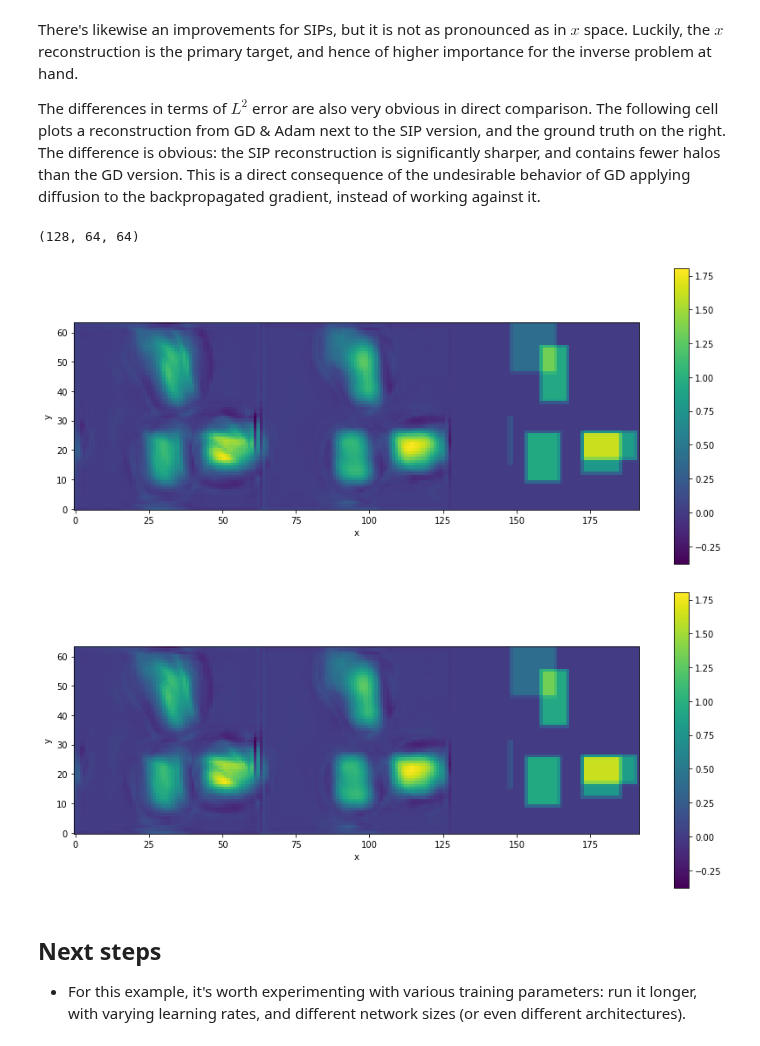
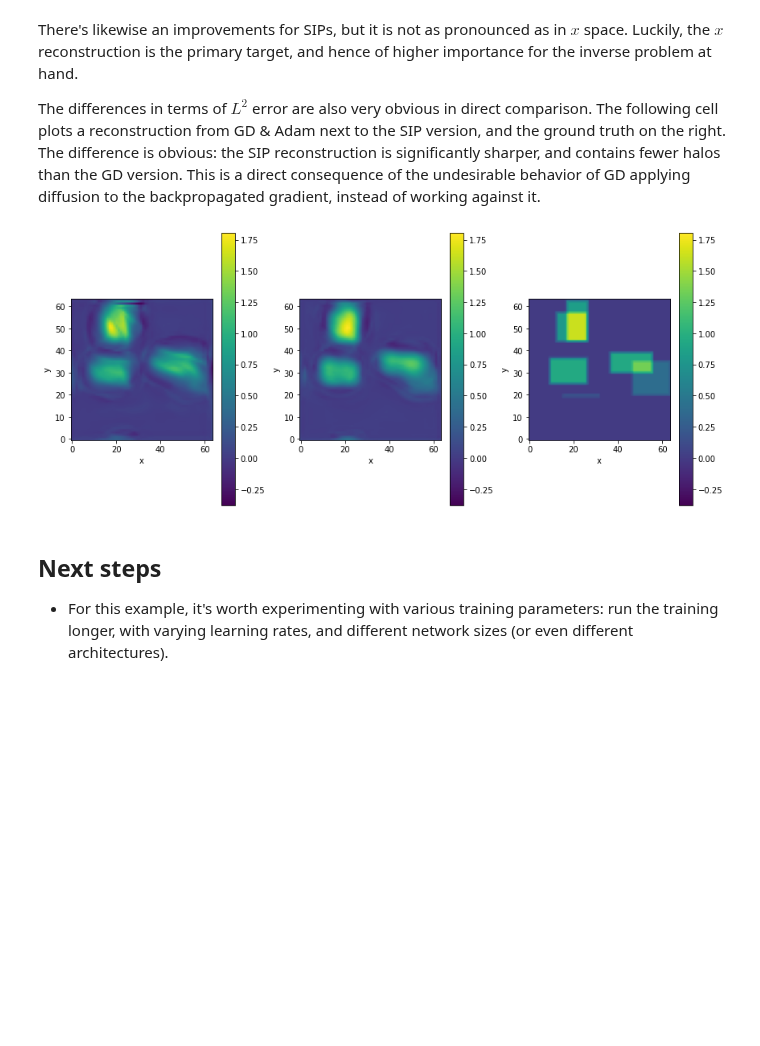
Before and after one commit to tum-pbs/pbdl-book, a Jupyter notebook: physgrad-code.ipynb, the cells around one changed output. Cells and saved outputs as stored; diff of their text form; code cells hidden in the pictures; blank space fills up the shorter version.

Commit message:
cleanup of PG code example

```diff
--- a/physgrad-code.ipynb
+++ b/physgrad-code.ipynb
@@ -164,11 +165,11 @@ def loss_function(net, x_gt: CenteredGrid, sip: bool):
         y = diffuse.fourier(x, 8., 1)
         dx, _, amp, raw_kernel, kernel, sig_prob = inv_diffuse(y_target - y, 8., uncertainty=abs(y_target - y) * 1e-6)
         correction = x + dx
-        loss = field.l2_loss(prediction - correction)
-        y_l2 = field.l2_loss(y - y_target)
+        y_l2 = field.l2_loss(y - y_target)  # not important, just for tracking
+        loss = field.l2_loss(prediction - correction) # proxy L2 loss for network
     else:
         y = diffuse.fourier(prediction, 8., 1)
-        y_l2 = loss = field.l2_loss(y - y_target)
+        loss = y_l2 = field.l2_loss(y - y_target) # for Adam we backprop through the loss and y
     return loss, x, y, field.l2_loss(x_gt - x), y_l2
 # %% [markdown]
 ## Training
@@ -240,27 +241,11 @@ plt.xlabel('iterations'); plt.ylabel('y loss'); plt.legend(); plt.yscale("log")
 There's likewise an improvements for SIPs, but it is not as pronounced as in $x$ space. Luckily, the $x$ reconstruction is the primary target, and hence of higher importance for the inverse problem at hand.
 
 The differences in terms of $L^2$ error are also very obvious in direct comparison. The following cell plots a reconstruction from GD & Adam next to the SIP version, and the ground truth on the right. The difference is obvious: the SIP reconstruction is significantly sharper, and contains fewer halos than the GD version. This is a direct consequence of the undesirable behavior of GD applying diffusion to the backpropagated gradient, instead of working against it.
-# %%
-#todo plot outputs
-
-#vis.plot(generate_heat_example(batch(view_examples=2), spatial(x=64, y=64)));
-#vis.plot(x_gd);
-#print(format( tensor(x_gd.values,convert=True) ))
-
-#t1=tensor(x_gd.values,convert=True)
-t2a=math.Tensor.numpy(x_gd.values ,"batch,y,x")
-t2b=math.Tensor.numpy(x_sip.values,"batch,y,x")
-t2c=math.Tensor.numpy(data.values,"batch,y,x")
-t3=math.tensor( np.concatenate([ t2a[0],t2b[0],t2c[0] ],axis=0) , spatial(x=3*64, y=64))
-print(format( t2a.shape ))
-vis.plot(t3)
-
-#vis.plot( [math.tensor( t2a[0] , spatial(x=64, y=64)) , math.tensor( t2b[0] , spatial(x=64, y=64))] , row_dims="2", col_dims="1" )
-# %% [output]
-(128, 64, 64)
-[figure, removed]
-[figure, removed]
+# %%
+vis.plot(x_gd.values.batch[0], x_sip.values.batch[0], data.values.batch[0]);
+# %% [output]
+[figure, added]
 # %% [markdown]
 ## Next steps
 
-* For this example, it's worth experimenting with various training parameters: run it longer, with varying learning rates, and different network sizes (or even different architectures).
+* For this example, it's worth experimenting with various training parameters: run the training longer, with varying learning rates, and different network sizes (or even different architectures).
```
Also changed, not shown: parts of 3 cells of this notebook.
